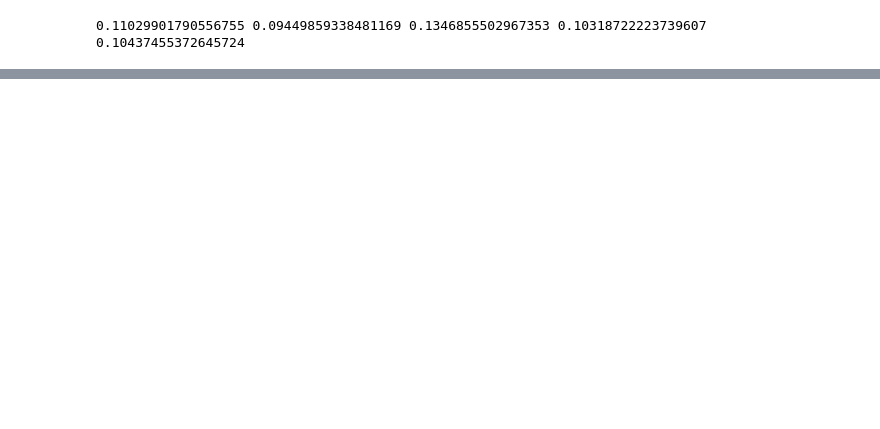
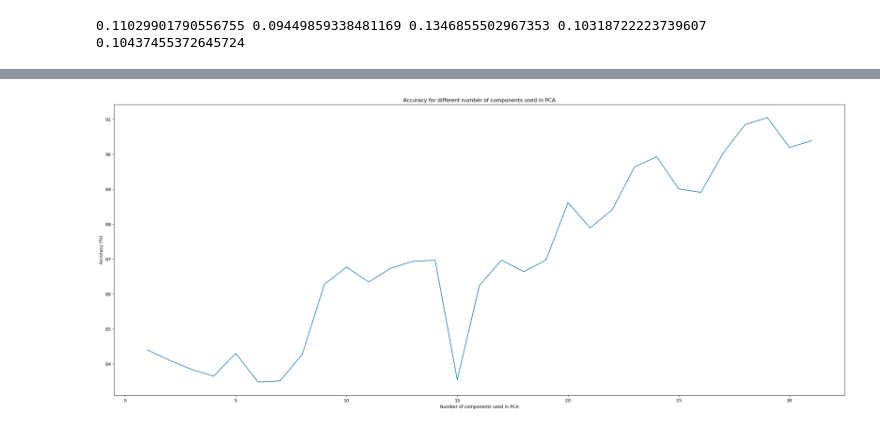
Before and after one commit to andrelopes2001/AA_Project_G6, a Jupyter notebook: code/data/data_analysis.ipynb, the cells around one changed output, grey strips where cells are left out. Cells and saved outputs as stored; diff of their text form; code cells hidden in the pictures; blank space fills up the shorter version.

```diff
--- a/code/data/data_analysis.ipynb
+++ b/code/data/data_analysis.ipynb
@@ -479,0 +531,51 @@ print(mean_log_reg, mean_LDA, mean_QDA, mean_GNB, mean_KNN)
+# %%
+from sklearn.svm import SVC
+from sklearn.model_selection import train_test_split
+import time
+
+accuracies = []
+y_svm_pred_list = []
+y_svm_true_list = []
+
+# Loop to find out how many principal components provides the best results
+for i in range(len(X.columns)-1):
+    start_time = time.time()
+
+    pca, data_pca = pca_dr(X, n_components=i+1, verbosity=0)
+
+    # Split the data into training and test sets
+    X_train, X_test, y_train, y_test = train_test_split(data_pca, y, train_size=0.7)
+
+    # Initialize the SVM model
+    svm = SVC(C=1, kernel='linear', probability=True)
+
+    # Fit the model to the training data
+    svm.fit(X_train, y_train)
+
+    # Predict the classification and print the confusion matrix
+    y_pred = svm.predict(X_test)
+
+    accuracies.append(accuracy_score(y_test, y_pred)*100)
+
+    ## Store the necessary variables for ROC/AUC
+    cols_to_store = [i for i in range(len(svm.classes_)) if svm.classes_[i] == 1]
+    y_svm_pred = svm.predict_proba(X_test)[:,cols_to_store]
+    y_svm_pred_list.append(y_svm_pred)
+    y_svm_true = (y_test.copy() == 1).copy()
+    y_svm_true_list.append(y_svm_true)
+
+    end_time = time.time()
+    elapsed_time = end_time - start_time
+
+    print('Number of principal components: ' + str(i+1) + '   Elapsed time: ' + str(round(elapsed_time,2)) + 's' + '    Accuracy: ' + str(round(accuracy_score(y_test, y_pred)*100,2)) + '%')
+
+# Plot the results
+plt.subplots(figsize=(30, 12))
+plt.plot([i+1 for i in range(len(X.columns)-1)], accuracies)
+plt.xlabel('Number of components used in PCA')
+plt.ylabel('Accuracy (%)')
+plt.title('Accuracy for different number of components used in PCA')
+plt.show()
+
+# Takes around 3min to compute
+# %% [output]
@@ -479,0 +599 @@ print(mean_log_reg, mean_LDA, mean_QDA, mean_GNB, mean_KNN)
+[figure, added]
```
Also changed, not shown: parts of 34 cells of this notebook, 4 other files.
